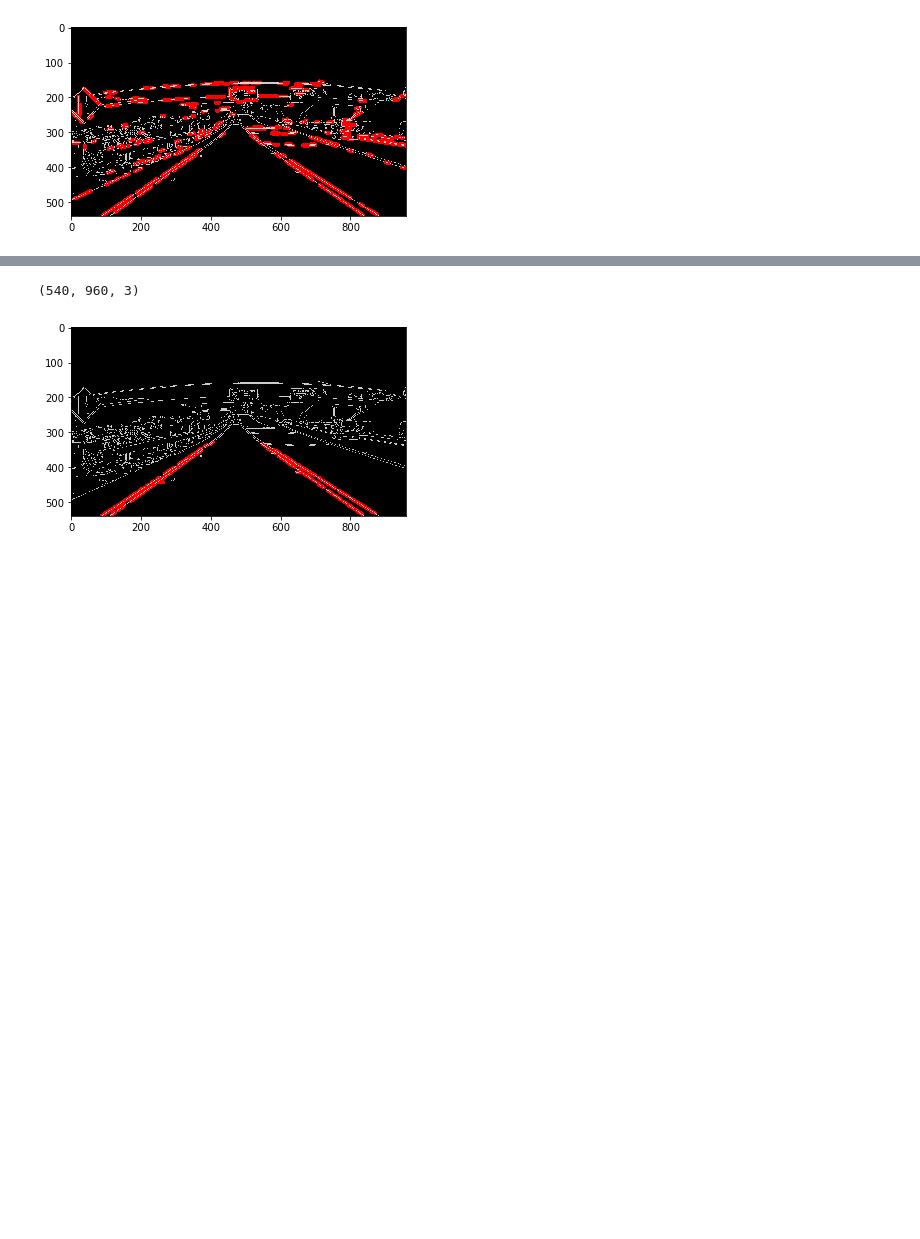
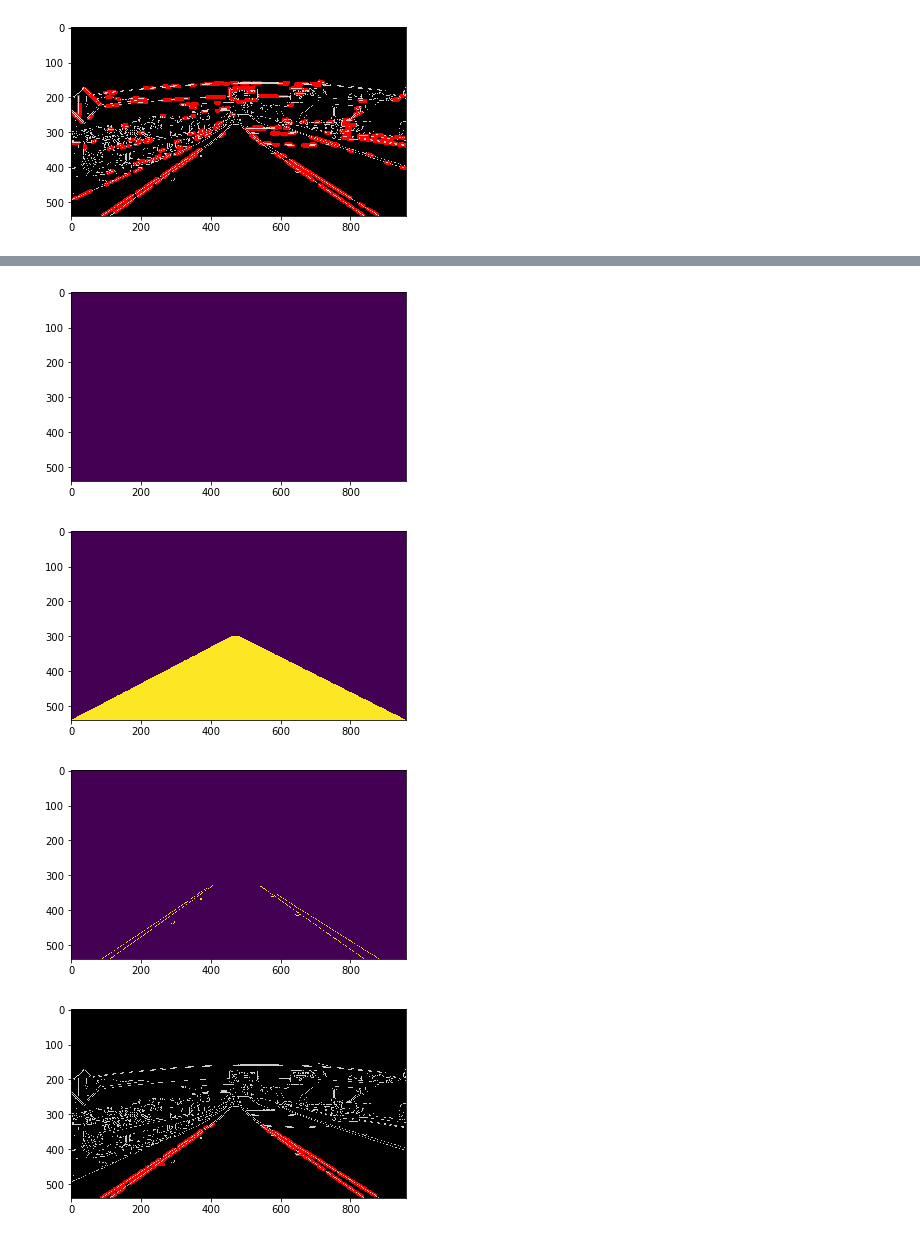
Before and after one commit to minh84/udacity_carnd, a Jupyter notebook: 03_canny_edge_dection.ipynb, the cells around one changed output, grey strips where cells are left out. Cells and saved outputs as stored; diff of their text form; code cells hidden in the pictures; blank space fills up the shorter version.

```diff
--- a/03_canny_edge_dection.ipynb
+++ b/03_canny_edge_dection.ipynb
@@ -61,15 +79,25 @@ plt.show()
+# %%
+# Next we'll create a masked edges image using cv2.fillPoly()
+mask = np.zeros_like(edges)
+ignore_mask_color = 255
+plt.figure()
+plt.imshow(mask)
+
+
+imshape = image.shape
+vertices = np.array([[(0,imshape[0]),(460, 300), (480, 300), (imshape[1],imshape[0])]], dtype=np.int32)
+cv2.fillPoly(mask, vertices, ignore_mask_color)
+masked_edges = cv2.bitwise_and(edges, mask)
+
+plt.figure()
+plt.imshow(mask)
+plt.figure()
+_=plt.imshow(masked_edges)
+# %% [output]
+[figure, added]
+[figure, added]
+[figure, added]
 # %%
-# Next we'll create a masked edges image using cv2.fillPoly()
-mask = np.zeros_like(edges)
-ignore_mask_color = 255
-
-
-imshape = image.shape
-print (imshape)
-vertices = np.array([[(0,imshape[0]),(460, 300), (480, 300), (imshape[1],imshape[0])]], dtype=np.int32)
-cv2.fillPoly(mask, vertices, ignore_mask_color)
-masked_edges = cv2.bitwise_and(edges, mask)
-
 # Define the Hough transform parameters
 # Make a blank the same size as our image to draw on
 rho = 1 # distance resolution in pixels of the Hough grid
@@ -97,5 +125,4 @@ lines_edges = cv2.addWeighted(color_edges, 0.8, line_image, 1, 0)
 plt.imshow(lines_edges)
 plt.show()
 # %% [output]
-(540, 960, 3)
 [figure]
```
Also changed, not shown: parts of 2 cells of this notebook, 1 other file.
